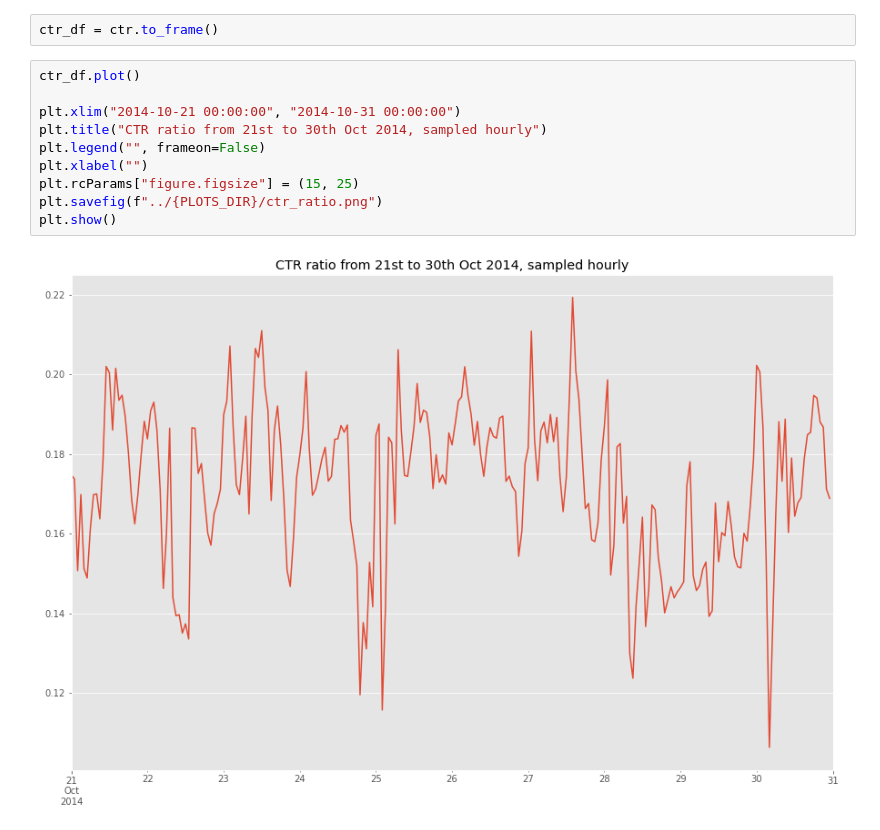
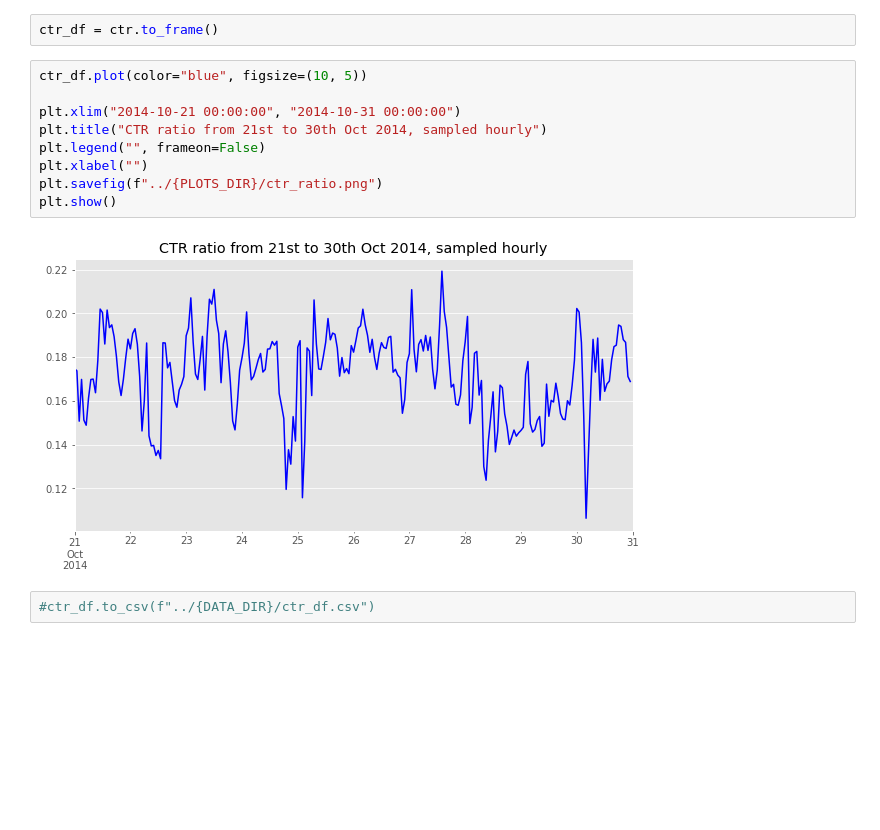
Before and after one commit to mtutajewski/adverity_outlier_detection, a Jupyter notebook: src/ctr_over_time.ipynb, the cells around one changed output. Cells and saved outputs as stored; diff of their text form; blank space fills up the shorter version.

```diff
--- a/src/ctr_over_time.ipynb
+++ b/src/ctr_over_time.ipynb
@@ -59,14 +73,15 @@ ctr = time_sample.groupby("timestamp").apply(lambda x: x["click"].sum() / x["cli
 # %%
 ctr_df = ctr.to_frame()
 # %%
-ctr_df.plot()
+ctr_df.plot(color="blue", figsize=(10, 5))
 
 plt.xlim("2014-10-21 00:00:00", "2014-10-31 00:00:00")
 plt.title("CTR ratio from 21st to 30th Oct 2014, sampled hourly")
 plt.legend("", frameon=False)
 plt.xlabel("")
-plt.rcParams["figure.figsize"] = (15, 25)
 plt.savefig(f"../{PLOTS_DIR}/ctr_ratio.png")
 plt.show()
 # %% [output]
-[figure, old version]
+[figure, new version]
+# %%
+#ctr_df.to_csv(f"../{DATA_DIR}/ctr_df.csv")
```
Also changed, not shown: parts of 2 cells of this notebook, 4 other files.
